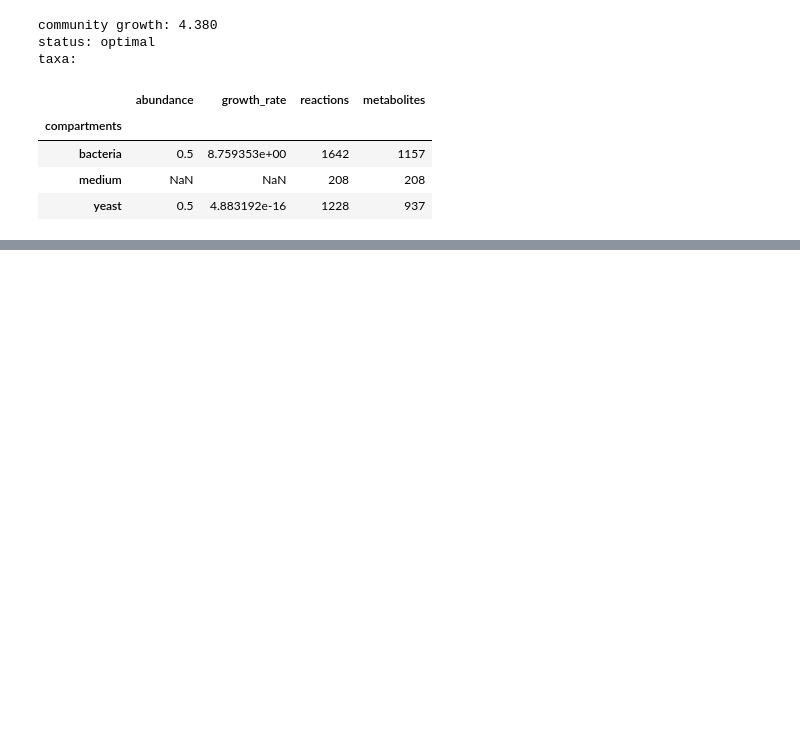
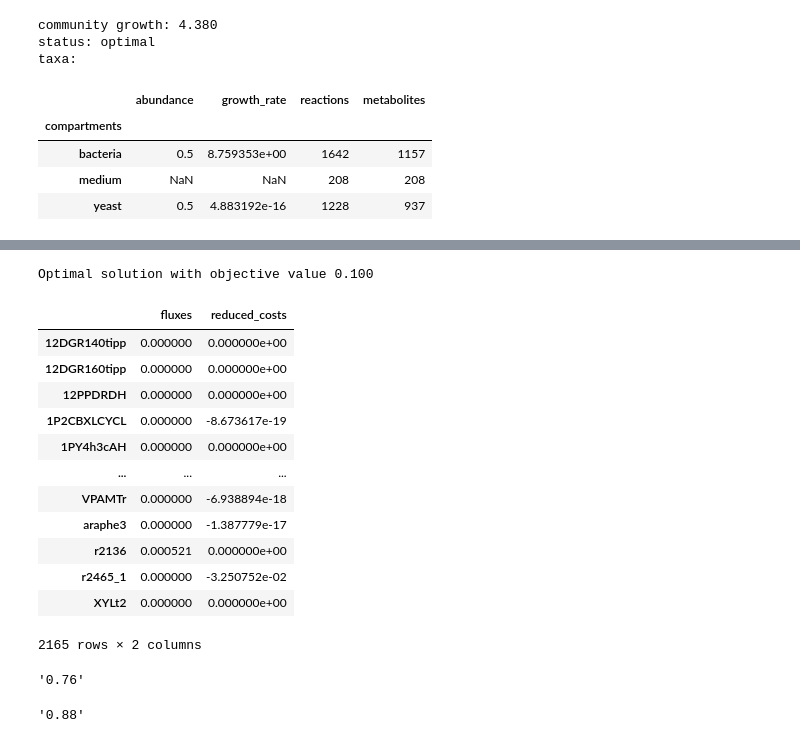
Before and after one commit to arianccbasile/FBA_OLISSIPO_Winter_School, a Jupyter notebook: notebooks/3_fba_community.ipynb, the cells around one changed output, grey strips where cells are left out. Drawn from its saved outputs; the diff is of its cells as text; code cells hidden in the pictures; blank space fills up the shorter version.

```diff
--- a/notebooks/3_fba_community.ipynb
+++ b/notebooks/3_fba_community.ipynb
@@ -582,0 +700,20 @@ taxa:
+# %%
+mm257=cobra.medium.minimal_medium(Leaf257)
+mm257
+Leaf257.medium=mm257
+Leaf257.optimize()
+# %% [output]
+Optimal solution with objective value 0.100
+|  | fluxes | reduced_costs |
+| 12DGR140tipp | 0.000000 | 0.000000e+00 |
+| 12DGR160tipp | 0.000000 | 0.000000e+00 |
+| 12PPDRDH | 0.000000 | 0.000000e+00 |
+| 1P2CBXLCYCL | 0.000000 | -8.673617e-19 |
+| 1PY4h3cAH | 0.000000 | 0.000000e+00 |
+| ... | ... | ... |
+| VPAMTr | 0.000000 | -6.938894e-18 |
+| araphe3 | 0.000000 | -1.387779e-17 |
+| r2136 | 0.000521 | 0.000000e+00 |
+| r2465_1 | 0.000000 | -3.250752e-02 |
+| XYLt2 | 0.000000 | 0.000000e+00 |
+2165 rows × 2 columns
@@ -582,0 +746,12 @@ taxa:
+# %%
+NOIAB = len(intersection)/len(carbon_sources_179)
+NOIAB = f"{NOIAB:.2f}"
+NOIAB
+# %% [output]
+'0.76'
+# %%
+NOIBA = len(intersection)/len(carbon_sources_257)
+NOIBA = f"{NOIBA:.2f}"
+NOIBA
+# %% [output]
+'0.88'
```
Also changed, not shown: parts of 48 cells of this notebook, 16 other files.
